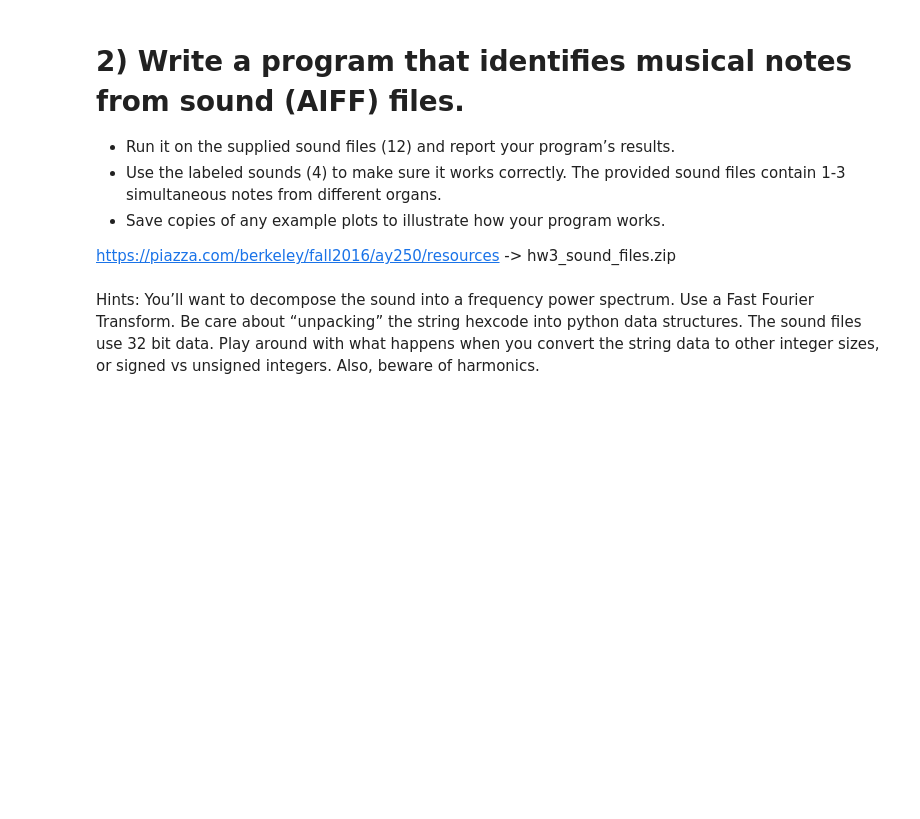
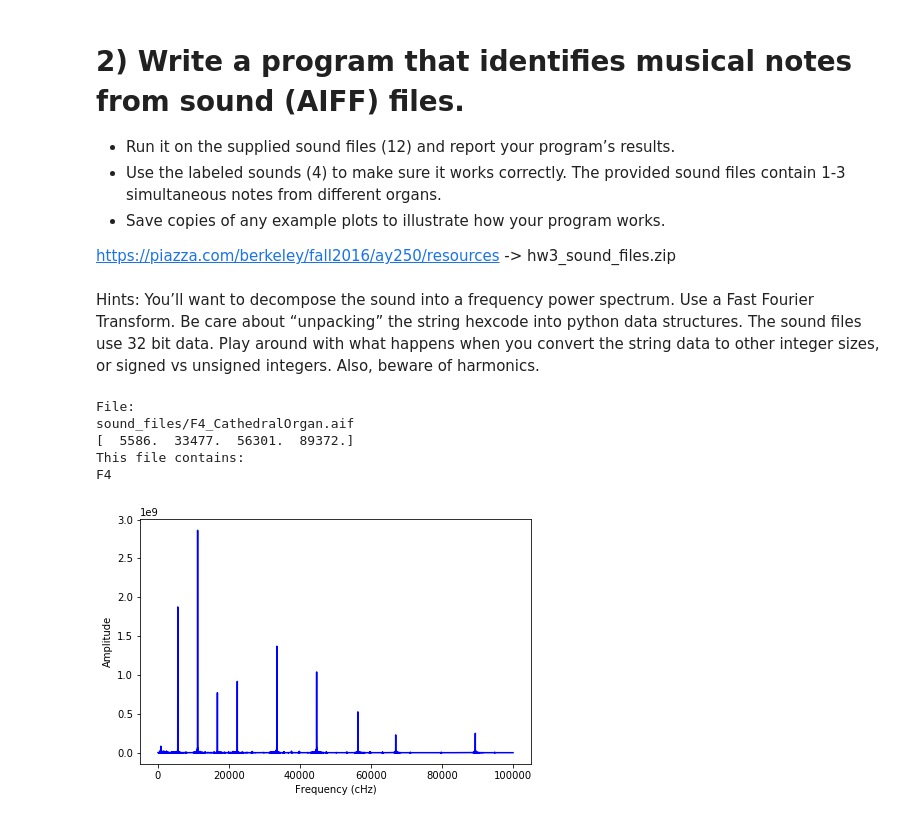
Before and after one commit to sarafina325/Nance-python-ay250-homeworks, a Jupyter notebook: hw_3/Nance_Homework_3_assignment.ipynb, the cells around one changed output. Cells and saved outputs as stored; diff of their text form; code cells hidden in the pictures; blank space fills up the shorter version.

```diff
--- a/hw_3/Nance_Homework_3_assignment.ipynb
+++ b/hw_3/Nance_Homework_3_assignment.ipynb
@@ -110,0 +44,12 @@ TypeError: get() got an unexpected keyword argument 'raw'
+# %%
+
+#Leverage speech recognition module to parse sound file into text
+
+
+r = sr.Recognizer()
+with sr.Microphone() as source:
+    print("Say something!")
+    audio = r.listen(source)
+
+text = r.recognize_google(audio)
+print(text)
@@ -120,0 +280,9 @@ Hints: You’ll want to decompose the sound into a frequency power spectrum. Use
+# %%
+detect_notes('sound_files/F4_CathedralOrgan.aif')
+# %% [output]
+File:
+sound_files/F4_CathedralOrgan.aif
+[  5586.  33477.  56301.  89372.]
+This file contains:
+F4
+[figure, added]
```
Also changed, not shown: parts of 9 cells of this notebook, 2 other files.
